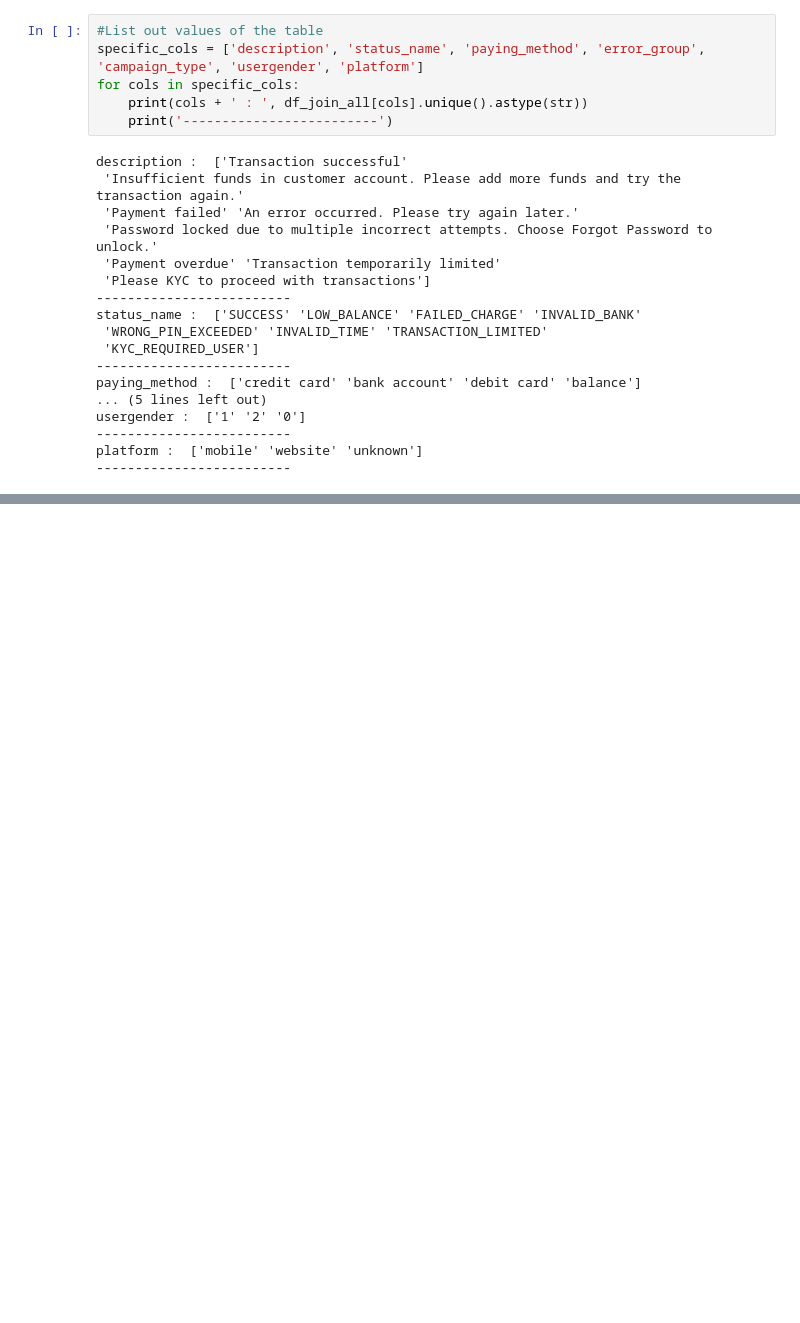
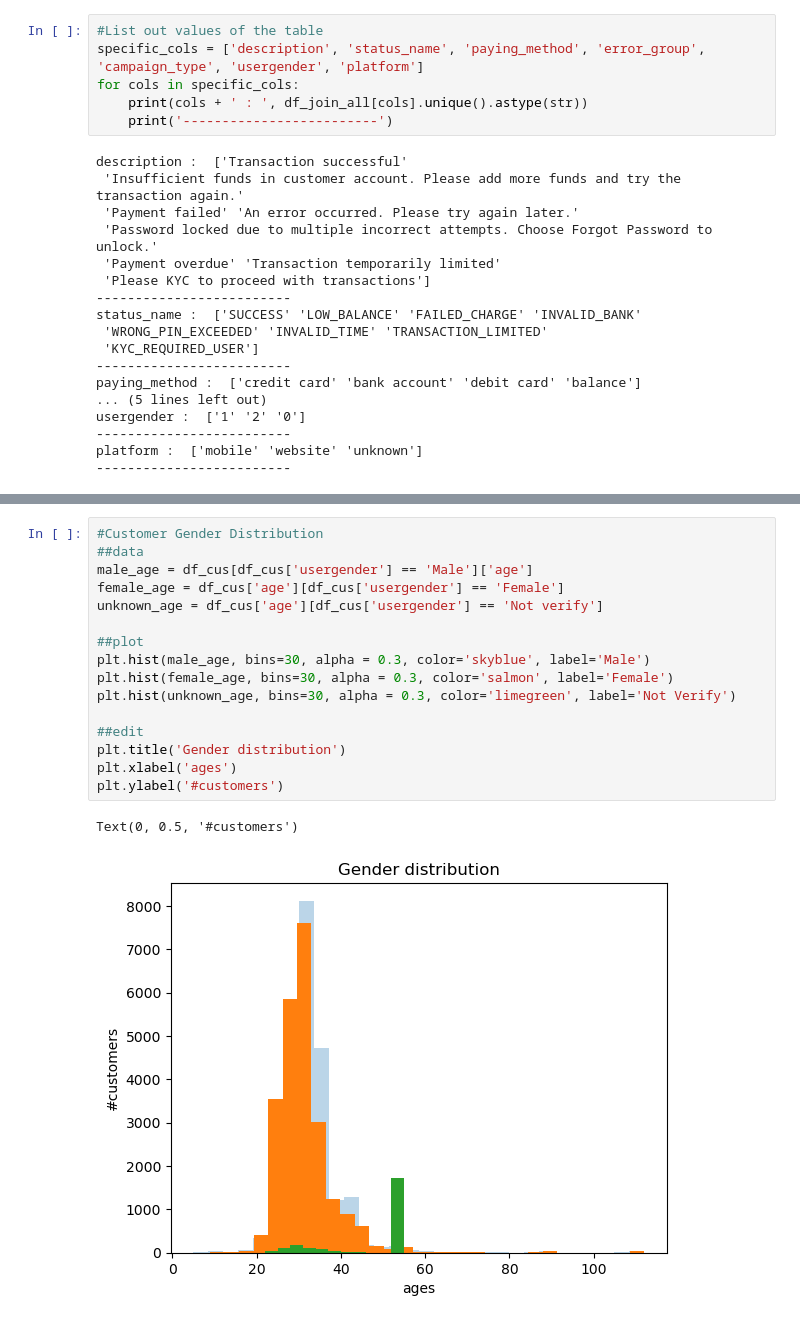
Before and after one commit to DucD0610/HOYTS-Cinema-Ticket-Sales-Analysis, a Jupyter notebook: Capstone project/captone project.ipynb, the cells around one changed output, grey strips where cells are left out. Drawn from its saved outputs; the diff is of its cells as text; blank space fills up the shorter version.

```diff
--- a/Capstone project/captone project.ipynb
+++ b/Capstone project/captone project.ipynb
@@ -475,0 +518,19 @@ platform :  ['mobile' 'website' 'unknown']
+# %%
+#Customer Gender Distribution
+##data
+male_age = df_cus[df_cus['usergender'] == 'Male']['age']
+female_age = df_cus['age'][df_cus['usergender'] == 'Female']
+unknown_age = df_cus['age'][df_cus['usergender'] == 'Not verify']
+
+##plot
+plt.hist(male_age, bins=30, alpha = 0.3, color='skyblue', label='Male')
+plt.hist(female_age, bins=30, alpha = 0.3, color='salmon', label='Female')
+plt.hist(unknown_age, bins=30, alpha = 0.3, color='limegreen', label='Not Verify')
+
+##edit
+plt.title('Gender distribution')
+plt.xlabel('ages')
+plt.ylabel('#customers')
+# %% [output]
+Text(0, 0.5, '#customers')
+[figure, added]
```
Also changed, not shown: parts of 9 cells of this notebook.
